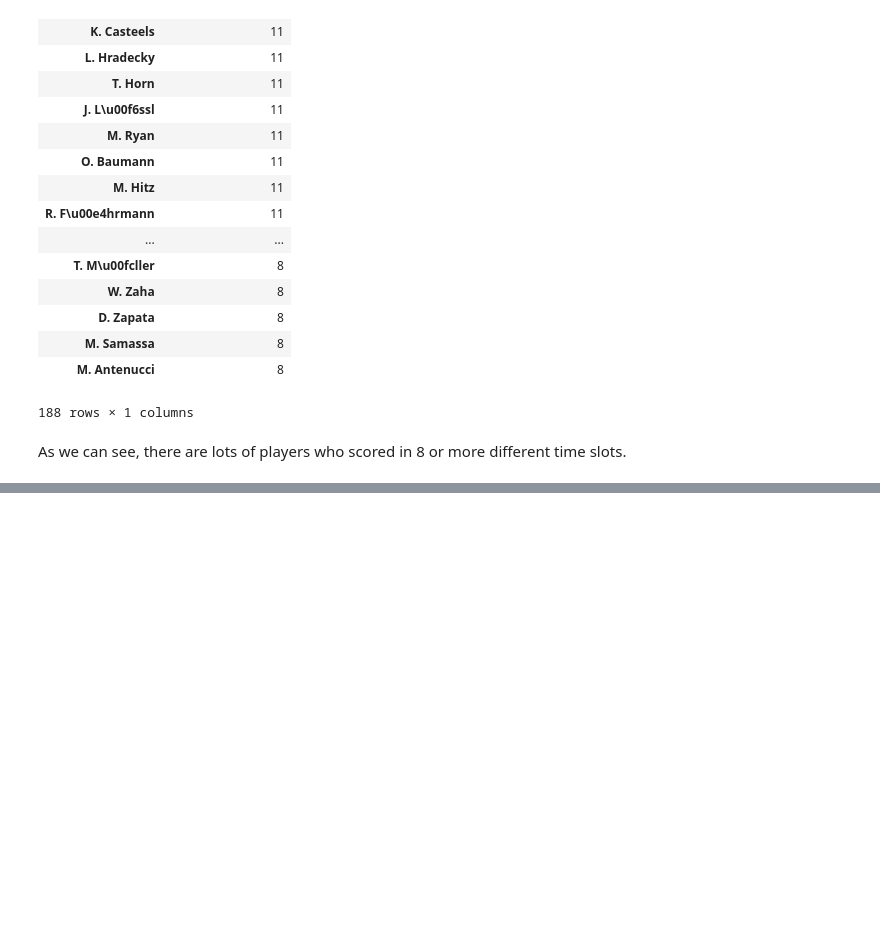
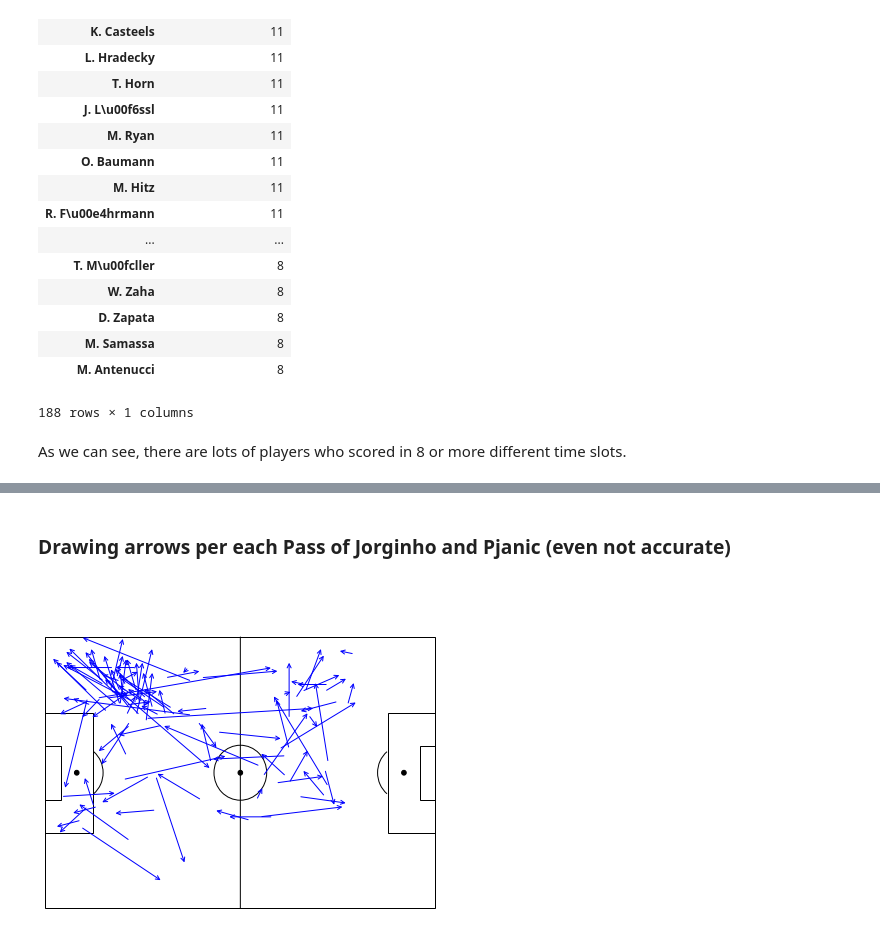
Before and after one commit to yuuko97/ADM_HW2, a Jupyter notebook: main.ipynb, the cells around one changed output, grey strips where cells are left out. Cells and saved outputs as stored; diff of their text form; code cells hidden in the pictures; blank space fills up the shorter version.

```diff
--- a/main.ipynb
+++ b/main.ipynb
@@ -948,0 +962,6 @@ As we can see, there are lots of players who scored in 8 or more different time
+# %%
+matchesSPA = pd.read_json('matches_Spain.json')
+matchesITA = pd.read_json('matches_Italy.json')
+eventsSPA = pd.read_json('events_Spain.json')
+eventsITA = pd.read_json('events_Italy.json')
+players = pd.read_json('players.json')
@@ -948,0 +1060,39 @@ As we can see, there are lots of players who scored in 8 or more different time
+# %%
+# selection of the match required
+match2 = matchesITA[matchesITA.label.str.contains('Juventus - Napoli', regex=False)== True]
+
+# extracting Ronaldo and Messi's wyIds
+id_Jorginho = (players[players.shortName.str.contains('Jorginho', regex=False)]).iloc[0]['wyId']
+id_Pjanic = (players[players.firstName.str.contains('Miralem', regex=False)]).iloc[0]['wyId']
+# %%
+# selecting the events related to the match required
+events2 = eventsITA[eventsITA['matchId'] == match2.iloc[0]['wyId']]
+# selecting only the events needed (passes, shoots, duels, free kicks)
+events2 = events2[events2['eventName']=='Pass']
+
+# selecting those involving Jorginho and Pjanic separately
+passes_Jorg = events2[events2['playerId']==id_Jorginho][['positions','tags']]
+passes_Pjan = events2[events2['playerId']==id_Pjanic][['positions','tags']]
+# %% [markdown]
+### Drawing arrows per each Pass of Jorginho and Pjanic (even not accurate)
+# %%
+fig=plt.figure() #set up the figures
+fig.set_size_inches(7, 5)
+ax=fig.add_subplot(1,1,1)
+draw_pitch(ax) #overlay our different objects on the pitch
+plt.ylim(-.1, 80)
+plt.xlim(0, 120.1)
+plt.axis('off')
+
+for i in range(len(passes_Jorg)):
+    # annotate draws an arrow from a current position to pass_end_location
+    ax.annotate("",
+                xy = (passes_Jorg.iloc[i]['positions'][1]['y'],
+                          passes_Jorg.iloc[i]['positions'][1]['x']),
+                xycoords = 'data',
+                xytext = (passes_Jorg.iloc[i]['positions'][0]['y'],
+                          passes_Jorg.iloc[i]['positions'][0]['x']),
+                textcoords = 'data',
+                arrowprops=dict(arrowstyle="->",connectionstyle="arc3", color = "blue"),)
+# %% [output]
+[figure, added]
```
Also changed, not shown: parts of 24 cells of this notebook.
